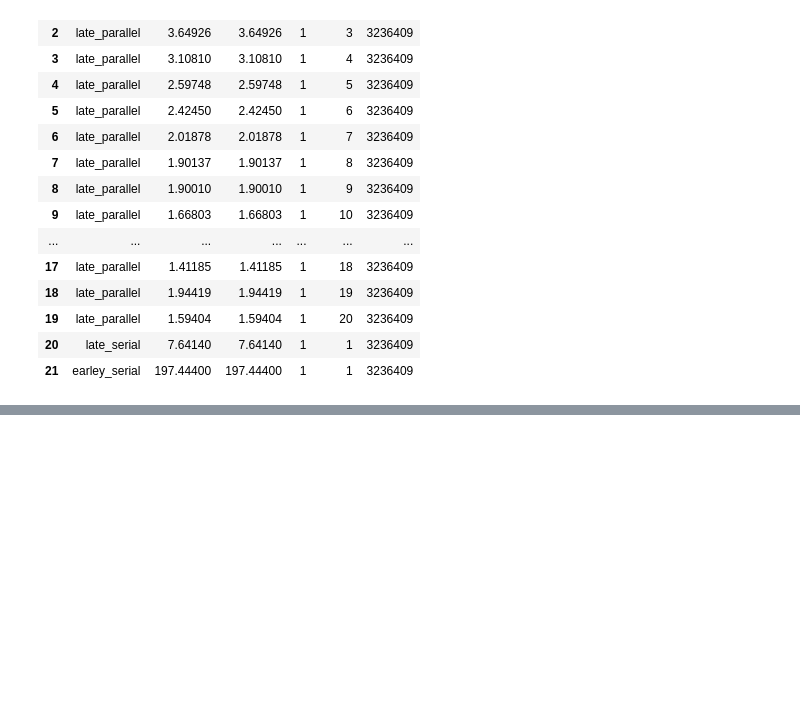
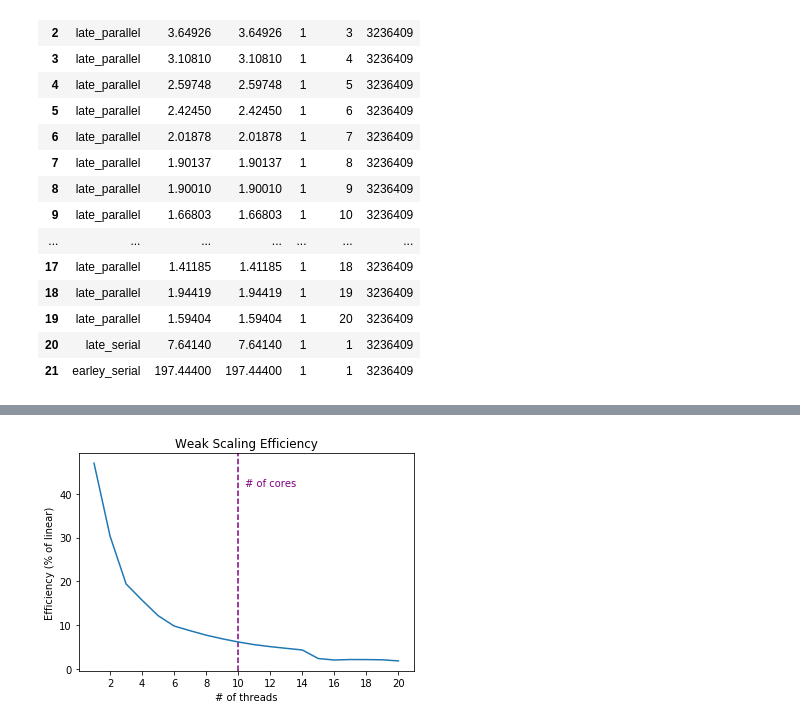
Before and after one commit to jfeser/earley, a Jupyter notebook: Analysis.ipynb, the cells around one changed output, grey strips where cells are left out. Saved outputs shown, nothing was run; the diff lists cells and outputs as text; code cells hidden in the pictures; blank space fills up the shorter version.

```diff
--- a/Analysis.ipynb
+++ b/Analysis.ipynb
@@ -176,0 +209,4 @@ speedup_plot(cgw_df, '../earley_paper/figures/cgw_scaling.png')
+# %%
+weak_scaling_plot(cgw_weak_df, '../earley_paper/figures/cgw-weak-scaling.png')
+# %% [output]
+[figure, added]
```
Also changed, not shown: parts of 9 cells of this notebook.
